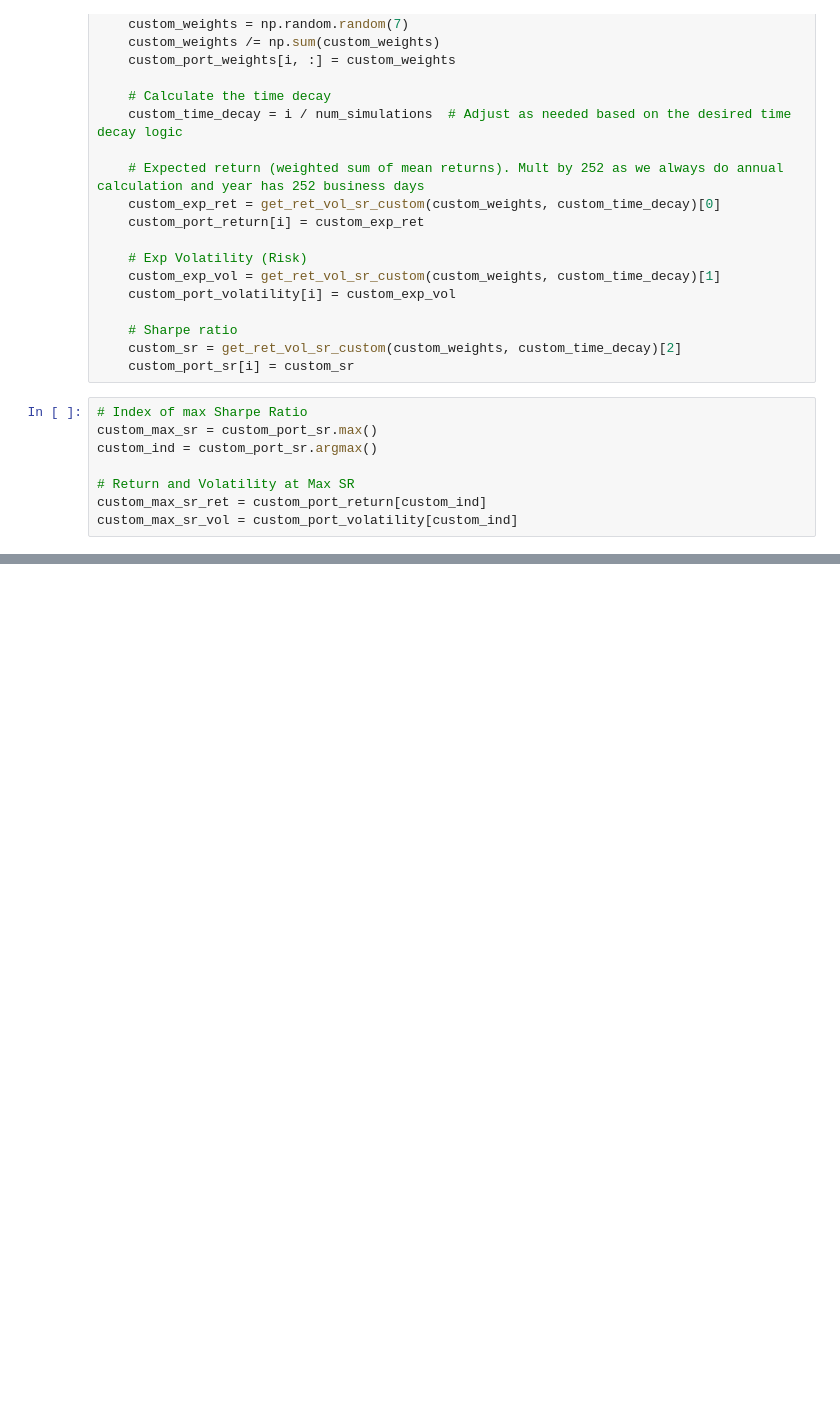
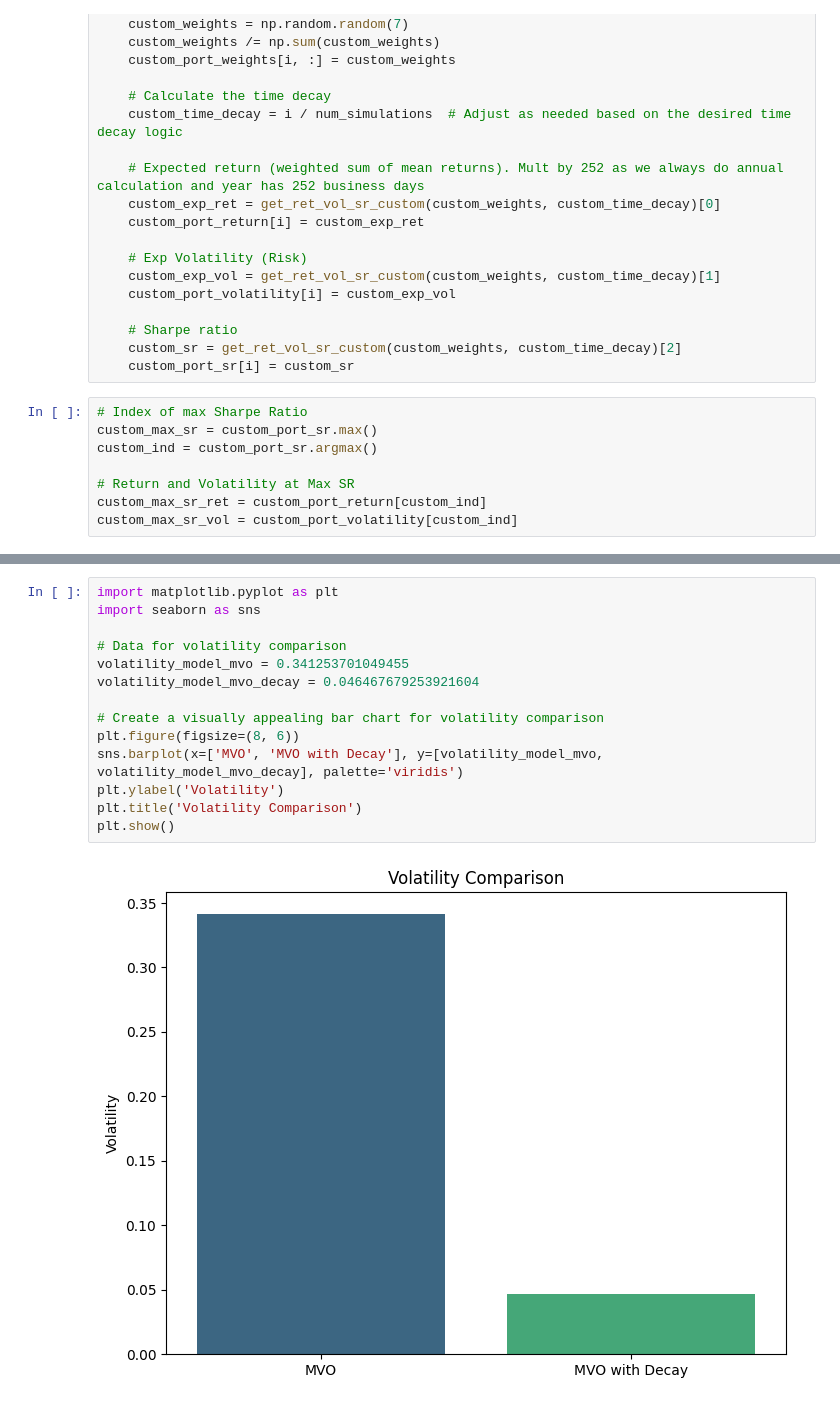
Before and after one commit to ClarenceKaranja/ROBUST-PORTFOLIO-OPTIMIZATION-WITH-RISK-DECAY, a Jupyter notebook: Markowitz_portfolio_optimization.ipynb, the cells around one changed output, grey strips where cells are left out. Saved outputs shown, nothing was run; the diff lists cells and outputs as text; blank space fills up the shorter version.

Commit message:
Robust Portfolio Optimization with Risk Decay

```diff
--- a/Markowitz_portfolio_optimization.ipynb
+++ b/Markowitz_portfolio_optimization.ipynb
@@ -397,0 +474,16 @@ Kruskal-Wallis Test for Volatilities: H-statistic = 1.0, p-value = 0.31731050786
+# %%
+import matplotlib.pyplot as plt
+import seaborn as sns
+
+# Data for volatility comparison
+volatility_model_mvo = 0.341253701049455
+volatility_model_mvo_decay = 0.046467679253921604
+
+# Create a visually appealing bar chart for volatility comparison
+plt.figure(figsize=(8, 6))
+sns.barplot(x=['MVO', 'MVO with Decay'], y=[volatility_model_mvo, volatility_model_mvo_decay], palette='viridis')
+plt.ylabel('Volatility')
+plt.title('Volatility Comparison')
+plt.show()
+# %% [output]
+[figure, added]
```
Also changed, not shown: parts of 17 cells of this notebook.
